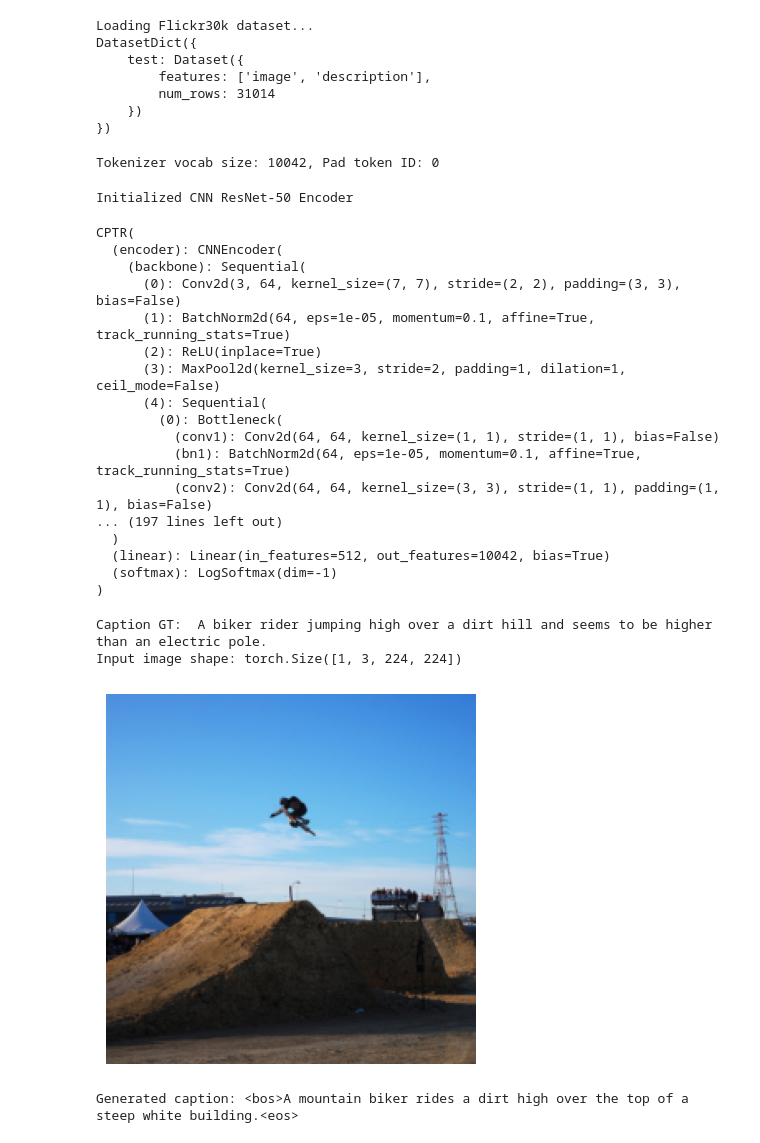
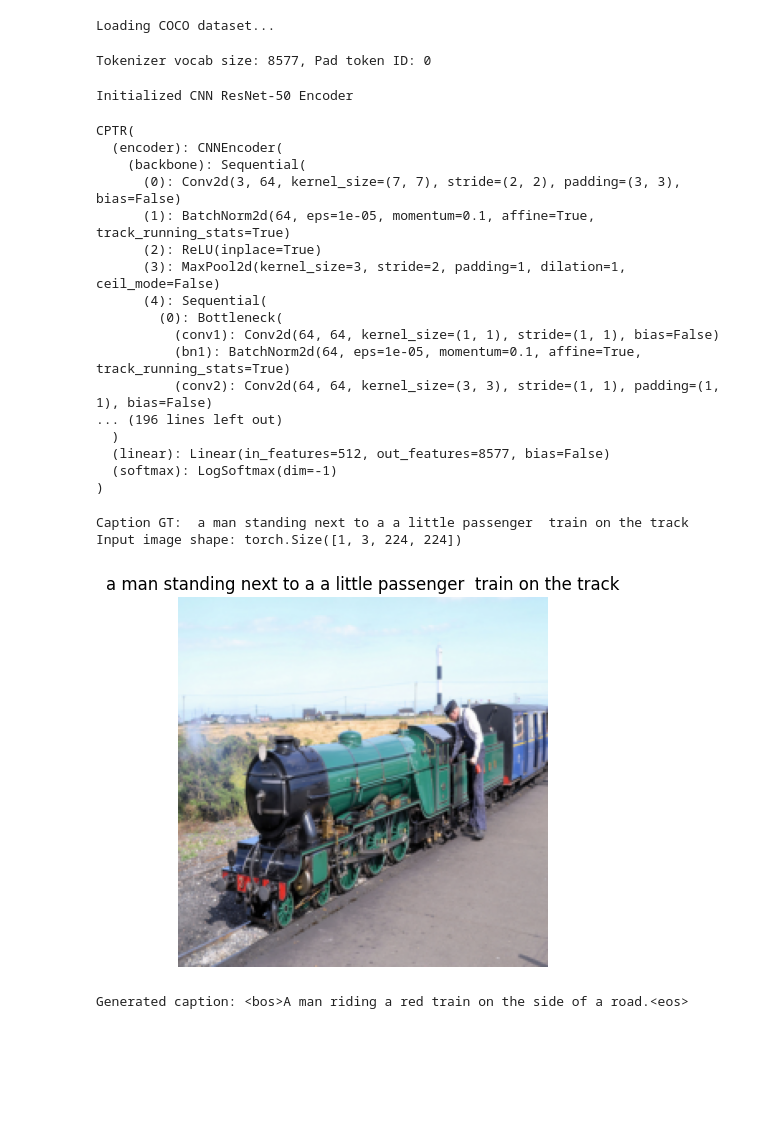
Before and after one commit to Incomprehensible/Transformer-Image-Captioning, a Jupyter notebook: run_inference.ipynb, the cells around one changed output. Drawn from its saved outputs; the diff is of its cells as text; code cells hidden in the pictures; blank space fills up the shorter version.

Commit message:
feat: Added other model checkpoints.

```diff
--- a/run_inference.ipynb
+++ b/run_inference.ipynb
@@ -21,9 +21,9 @@ torch.cuda.empty_cache()
 # %%
 device = "cpu" #"cuda" if torch.cuda.is_available() else "cpu"
 # %%
-model_folder = cfg.CONFIG_ROOT / "experiments/config_20260123-032313"
+model_folder = cfg.CONFIG_ROOT / "experiments/config_20260205-132446"
 config = cfg.import_config(model_folder / 'config.json')
-model_path = model_folder / 'cptr_model.pth'
+model_path = model_folder / 'cptr_best_loss_model.pth'
 # %%
 batch_size_train = config["BATCH_SIZE_TRAIN"]
 batch_size_test = config["BATCH_SIZE_TEST"]
@@ -52,13 +52,7 @@ data_loader.load_data()
 train_dataloader = data_loader.get_train_dataloader()
 test_dataloader = data_loader.get_test_dataloader()
 # %% [output]
-Loading Flickr30k dataset...
-DatasetDict({
-    test: Dataset({
-        features: ['image', 'description'],
-        num_rows: 31014
-    })
-})
+Loading COCO dataset...
 # %%
 special_tokens = [cfg.SpecialTokens.PAD, cfg.SpecialTokens.BOS, cfg.SpecialTokens.EOS]
 if config["TOKENIZER_TYPE"] == cfg.TokenizerType.HF:
@@ -71,7 +65,7 @@ pad_idx = tokenizer.get_padding_token_id()
 vocab_size = tokenizer.get_vocab_size()
 print(f"Tokenizer vocab size: {vocab_size}, Pad token ID: {pad_idx}")
 # %% [output]
-Tokenizer vocab size: 10042, Pad token ID: 0
+Tokenizer vocab size: 8577, Pad token ID: 0
 # %%
 transformer = CPTR(num_patches=config["NUM_PATCHES"],
                    encoder_arch=config["ENCODER_ARCH"],
@@ -114,9 +108,9 @@ CPTR(
           (conv1): Conv2d(64, 64, kernel_size=(1, 1), stride=(1, 1), bias=False)
           (bn1): BatchNorm2d(64, eps=1e-05, momentum=0.1, affine=True, track_running_stats=True)
           (conv2): Conv2d(64, 64, kernel_size=(3, 3), stride=(1, 1), padding=(1, 1), bias=False)
-... (197 lines left out)
+... (196 lines left out)
   )
-  (linear): Linear(in_features=512, out_features=10042, bias=True)
+  (linear): Linear(in_features=512, out_features=8577, bias=False)
   (softmax): LogSoftmax(dim=-1)
 )
 # %%
@@ -128,34 +122,36 @@ def denormalize(img):
 # %%
 batch = next(iter(train_dataloader))
 image = batch["pixel_values"][0].unsqueeze(0).to(device)
 print('Caption GT: ', batch["description"][0])
 print('Input image shape:', image.shape)
 # plot input image
 img = image[0].cpu()
 img = denormalize(img)
 img = img.clamp(0, 1)
 img = img.permute(1, 2, 0).numpy()
+description = batch["description"][0]
+plt.title(description)
 plt.imshow(img)
 plt.axis('off')
 plt.show()
 
 tokens = transformer.generate(image,
         bos_token=tokenizer.get_vocab()[cfg.SpecialTokens.BOS.value],
         eos_token=tokenizer.get_vocab()[cfg.SpecialTokens.EOS.value],
         max_len=L,
         device=device,
         used_tokens_penalty=True)
 if not isinstance(tokens, torch.Tensor):
         tokens = torch.tensor(tokens)
 # print('Generated token ids:', tokens)
 # print(tokens.shape)
 decoded_caption = tokenizer.decode(tokens)
 print('Generated caption:', decoded_caption)
 # %% [output]
-Caption GT:  A biker rider jumping high over a dirt hill and seems to be higher than an electric pole.
+Caption GT:  a man standing next to a a little passenger  train on the track
 Input image shape: torch.Size([1, 3, 224, 224])
-[figure, old version]
+[figure, new version]
-Generated caption: <bos>A mountain biker rides a dirt high over the top of a steep white building.<eos>
+Generated caption: <bos>A man riding a red train on the side of a road.<eos>
 # %%
 batch = next(iter(test_dataloader))
 image = batch["pixel_values"][0].unsqueeze(0).to(device)
```
Also changed, not shown: parts of 1 cell of this notebook, 45 other files.
